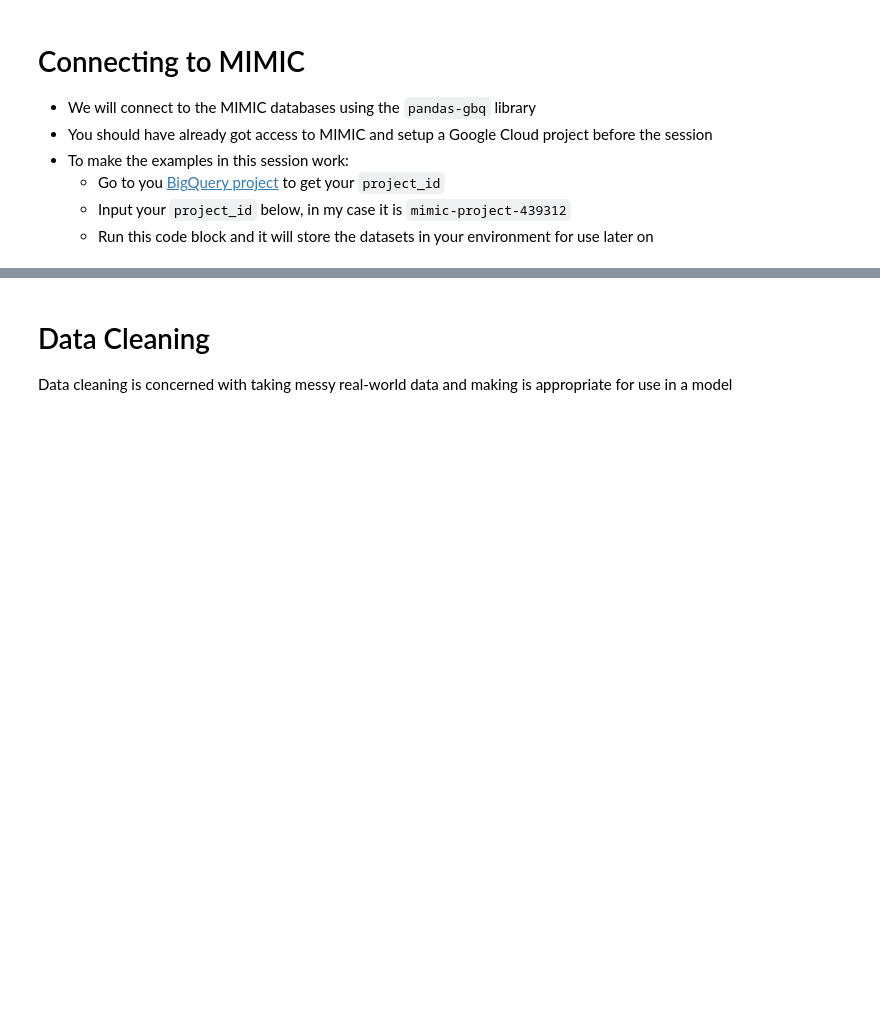
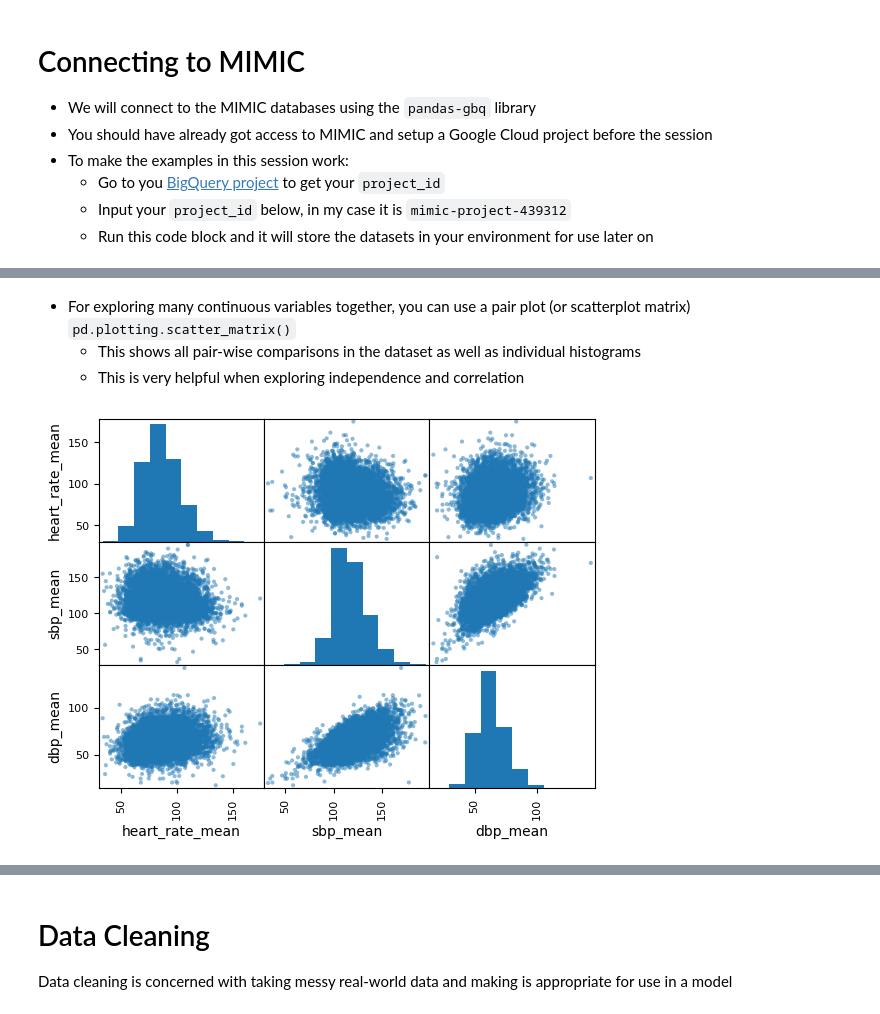
Before and after one commit to stuartbowyer/teaching.bowyer.github.io, a Jupyter notebook: SDSAI/3/ML_Foundations_and_Data_Preparation.ipynb, the cells around one changed output, grey strips where cells are left out. Cells and saved outputs as stored; diff of their text form; code cells hidden in the pictures; blank space fills up the shorter version.

```diff
--- a/SDSAI/3/ML_Foundations_and_Data_Preparation.ipynb
+++ b/SDSAI/3/ML_Foundations_and_Data_Preparation.ipynb
@@ -53,0 +316,9 @@ TODO
+# %% [markdown]
+*   For exploring many continuous variables together, you can use a pair plot (or scatterplot matrix) `pd.plotting.scatter_matrix()`
+    *   This shows all pair-wise comparisons in the dataset as well as individual histograms
+    *   This is very helpful when exploring independence and correlation
+# %%
+pd.plotting.scatter_matrix(df_day1_vitalsign[['heart_rate_mean', 'sbp_mean', 'dbp_mean']])
+plt.show()
+# %% [output]
+[figure, added]
```
Also changed, not shown: parts of 89 cells of this notebook, 10 other files.
